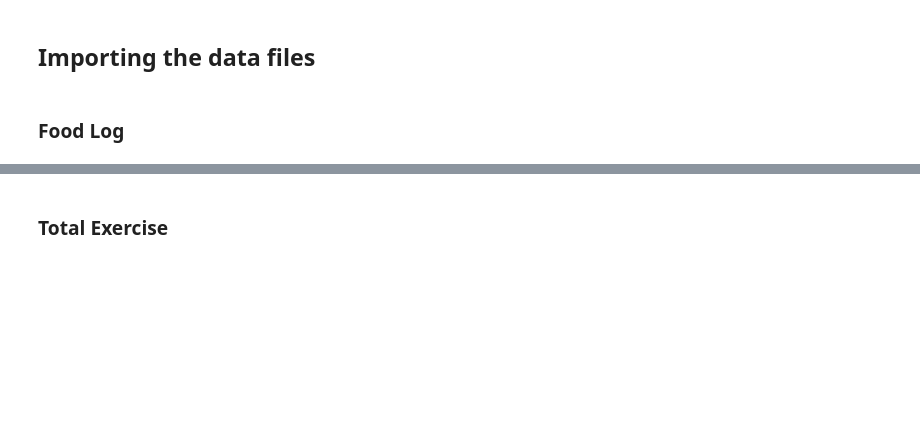
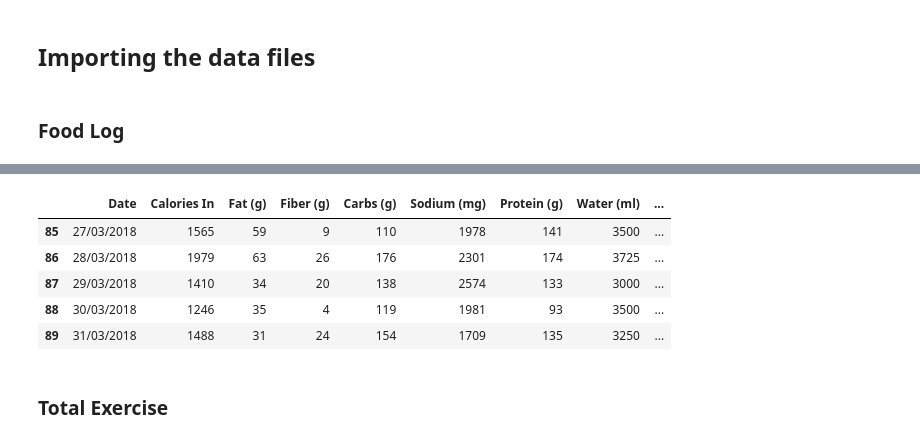
Before and after one commit to willvelida/mydata, a Jupyter notebook: jupyter notebooks/My Data Analysis Jan-Mar 2018.ipynb, the cells around one changed output, grey strips where cells are left out. Drawn from its saved outputs; the diff is of its cells as text; code cells hidden in the pictures; blank space fills up the shorter version.

```diff
--- a/jupyter notebooks/My Data Analysis Jan-Mar 2018.ipynb
+++ b/jupyter notebooks/My Data Analysis Jan-Mar 2018.ipynb
@@ -96,4 +96,14 @@ foodlog_df2
 118 rows × 10 columns
+# %%
+foodlog_df3 = foodlog_df2[:-29]
+foodlog_df3.tail()
+# %% [output]
+|  | Date | Calories In | Fat (g) | Fiber (g) | Carbs (g) | Sodium (mg) | Protein (g) | Water (ml) | ... |
+| 85 | 27/03/2018 | 1565 | 59 | 9 | 110 | 1978 | 141 | 3500 | ... |
+| 86 | 28/03/2018 | 1979 | 63 | 26 | 176 | 2301 | 174 | 3725 | ... |
+| 87 | 29/03/2018 | 1410 | 34 | 20 | 138 | 2574 | 133 | 3000 | ... |
+| 88 | 30/03/2018 | 1246 | 35 | 4 | 119 | 1981 | 93 | 3500 | ... |
+| 89 | 31/03/2018 | 1488 | 31 | 24 | 154 | 1709 | 135 | 3250 | ... |
 # %% [markdown]
 ### Total Exercise
 # %%
```
Also changed, not shown: parts of 5 cells of this notebook.
